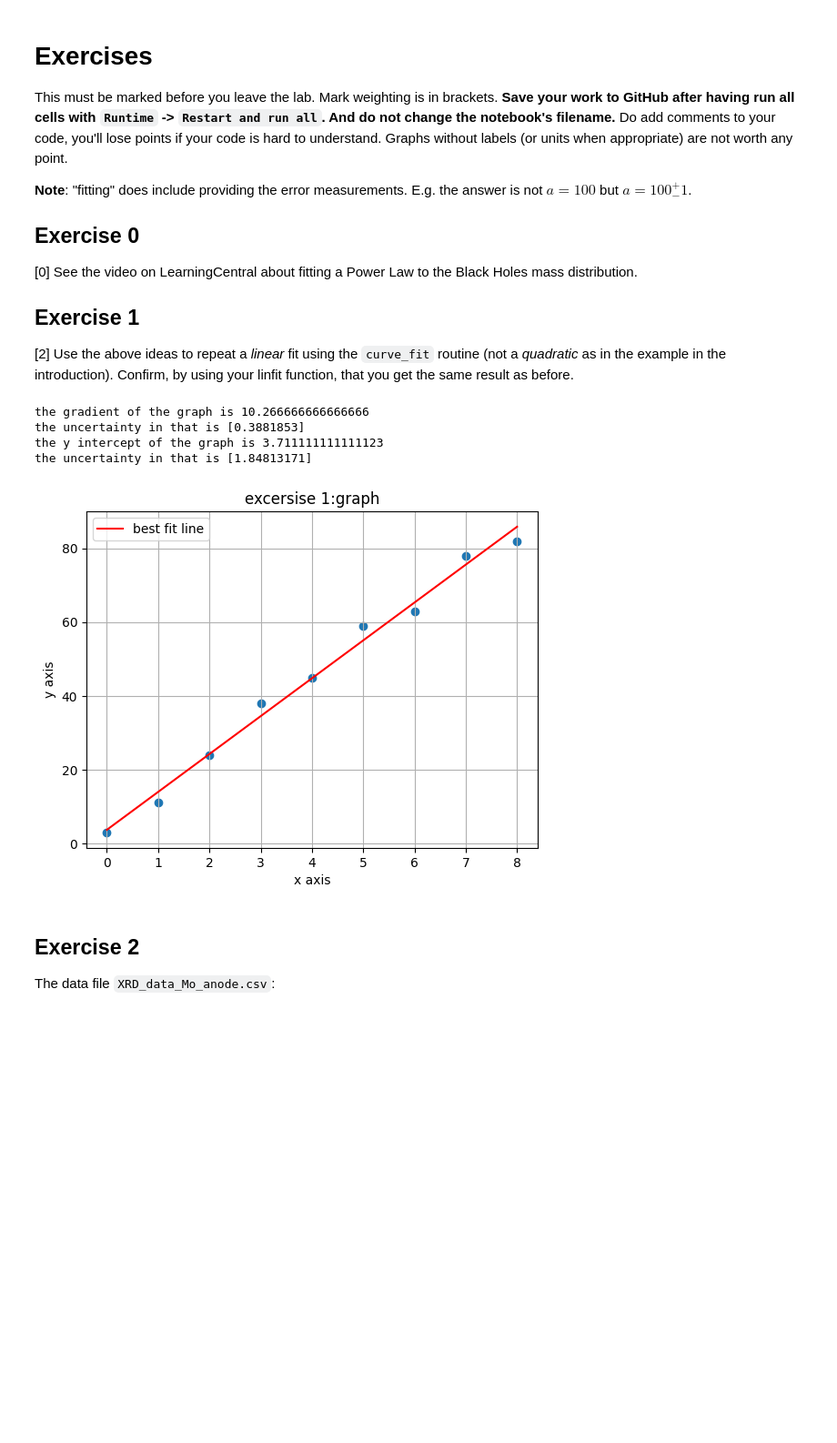
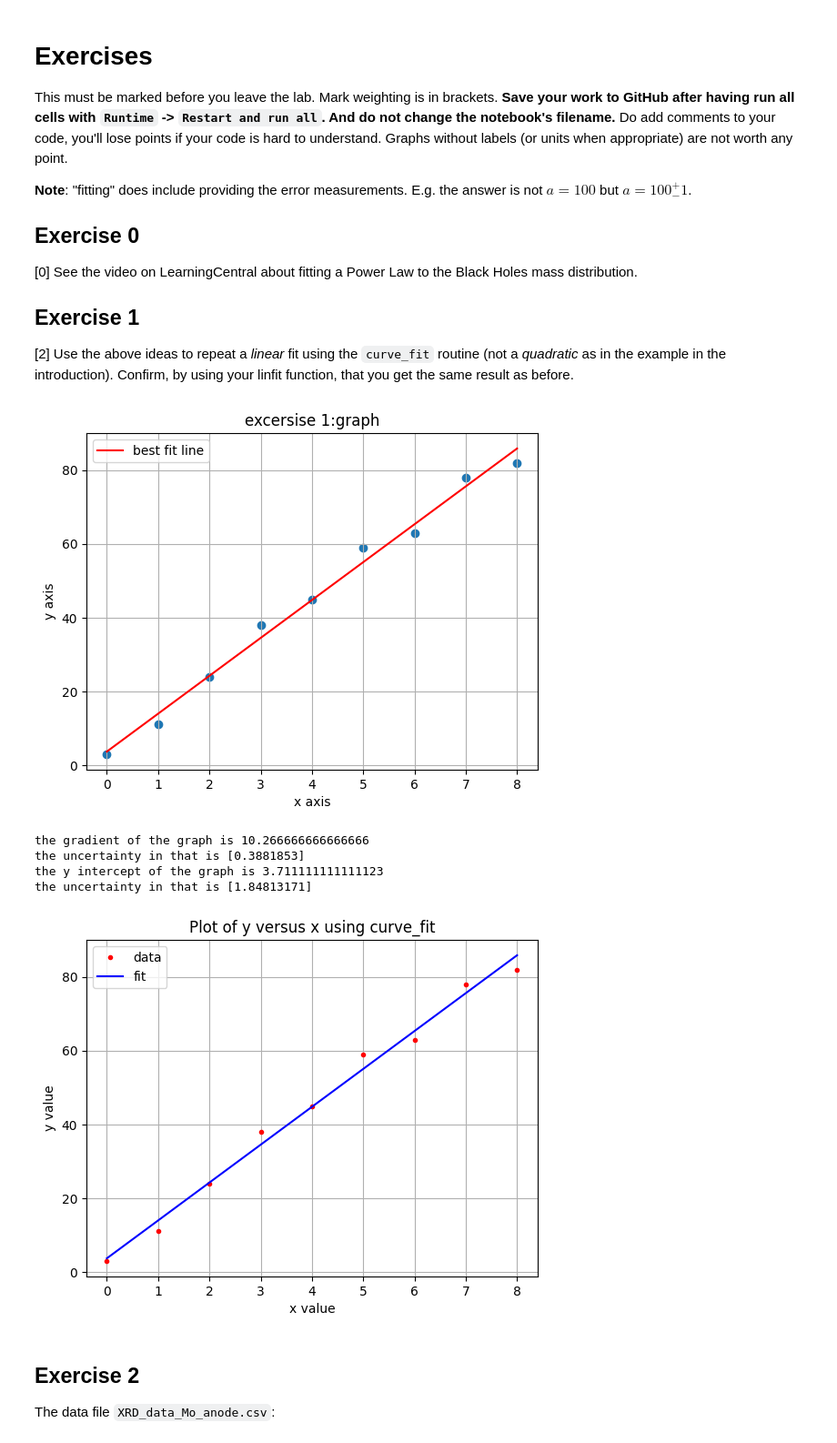
Before and after one commit to PX2145-2025/week-4-b-Medhekar-Anushka, a Jupyter notebook: Curvefit.ipynb, the cells around one changed output. Shown at 91% size. Saved outputs shown, nothing was run; the diff lists cells and outputs as text; code cells hidden in the pictures; blank space fills up the shorter version.

```diff
--- a/Curvefit.ipynb
+++ b/Curvefit.ipynb
@@ -184,61 +184,96 @@ This must be marked before you leave the lab. Mark weighting is in brackets.
 [2] Use the above ideas to repeat a _linear_ fit using the `curve_fit` routine (not a _quadratic_ as in the example in the introduction). Confirm, by using your linfit function, that you get the same result as before.
 # %%
 
-x_data = np.array([0, 1, 2, 3, 4, 5, 6, 7, 8])
-y_data = np.array([3,11, 24, 38, 45, 59, 63, 78, 82])
+def linfit(x_data, y_data):
 
-plt.scatter(x_data, y_data)
+  plt.scatter(x_data, y_data)
 
-p_coeff = np.polyfit(x_data, y_data, 1)#in order to put a line of best fit onto the graph, use the "polyfit" function
-p = np.poly1d(p_coeff)
-x = np.linspace(min(x_data), max(x_data), 100)
-plt.plot(x, p(x), "r-", label="best fit line")
-plt.xlabel("x axis")
-plt.ylabel("y axis")
-plt.title("excersise 1:graph")
-plt.grid()
-plt.legend()
-
-
-
-def linfit(x_data, y_data):
+  p_coeff = np.polyfit(x_data, y_data, 1)#in order to put a line of best fit onto the graph, use the "polyfit" function
+  p = np.poly1d(p_coeff)
+  x = np.linspace(min(x_data), max(x_data), 100)
+  plt.plot(x, p(x), "r-", label="best fit line")
+  plt.xlabel("x axis")
+  plt.ylabel("y axis")
+  plt.title("excersise 1:graph")
+  plt.grid()
+  plt.legend()
+  plt.show()
 
   #CALCULATING ERRORS
   #Determining "n", which is the number of variables in the array is done as follows:
   n = len(x_data) #the number of datapoints of the x_data is given by this
 
   #Determining the value of D
   sum_x = sum(x_data)
   x_square = np.square(x_data)
 
   D = (sum(x_square) - 1./n*(sum_x)**2)
 
   x_bar = sum(x_data)/n #Calculating the mean of the x_values
 
 
   #finding the sum of (d_i)^2
   p_coeff = np.polyfit(x_data, y_data, 1)
 
 
   #determining the value of the gradient and y-int(p_coeff) and the residuals
   p_coeff, residuals, _,_, _ = np.polyfit(x_data, y_data, 1, full=True)
 
   #finding the errors in  the gradient, m, and the y intercept,c
   dm = np.sqrt(1./(n-2)*residuals/D)
   dc = np.sqrt(1./(n-2)*(D/n + x_bar**2)*residuals/D)
 
   return (p_coeff[0], p_coeff[1], dm, dc)
 
-print(f"the gradient of the graph is {linfit(x_data, y_data)[0]}")
-print(f"the uncertainty in that is {linfit(x_data, y_data)[2]}")
-print(f"the y intercept of the graph is {linfit(x_data, y_data)[1]}")
-print(f"the uncertainty in that is {linfit(x_data, y_data)[3]}")
+x_data = np.array([0, 1, 2, 3, 4, 5, 6, 7, 8])
+y_data = np.array([3,11, 24, 38, 45, 59, 63, 78, 82])
+m, c, dm, dc = linfit(x_data, y_data)
+
+print(f"the gradient of the graph is {m}")
+print(f"the uncertainty in that is {dm}")
+print(f"the y intercept of the graph is {c}")
+print(f"the uncertainty in that is {dc}")
+
+
+
+#curve fit
+def linear_fit(x, m, c):
+  calc = m*x + c
+  return calc
+
+p_guess = [m, c]
+
+# now do curve fit. We can use the initial guess from before
+# we must pass the #name# of the function ...
+popt, pcov = curve_fit(linear_fit, x_data, y_data, p_guess) # do fit
+
+#print ('a: ', popt[0], '+/-', np.sqrt(pcov.diagonal()[0]))
+#print ('b: ', popt[1], '+/-', np.sqrt(pcov.diagonal()[1]))
+#print ('c: ', popt[2], '+/-', np.sqrt(pcov.diagonal()[2]))
+#print ()
+
+x_plot = np.linspace(min(x_data),max(x_data),num=100)
+
+# find fitted curve by creating an array yfit of data points ...
+yfit = linear_fit(x_plot, *popt)
+
+# plot data
+plt.plot(x_data, y_data, 'r.',label='data')
+# plot fit
+plt.plot(x_plot, yfit, 'b-',label='fit')
+plt.xlabel('x value')
+plt.ylabel('y value')
+plt.title('Plot of y versus x using curve_fit')
+plt.legend()
+plt.grid ()
+plt.show()
 # %% [output]
+[figure]
 the gradient of the graph is 10.266666666666666
 the uncertainty in that is [0.3881853]
 the y intercept of the graph is 3.711111111111123
 the uncertainty in that is [1.84813171]
-[figure]
+[figure, added]
 # %% [markdown]
 ## Exercise 2
 The data file `XRD_data_Mo_anode.csv`:
```
Also changed, not shown: parts of 1 cell of this notebook.
